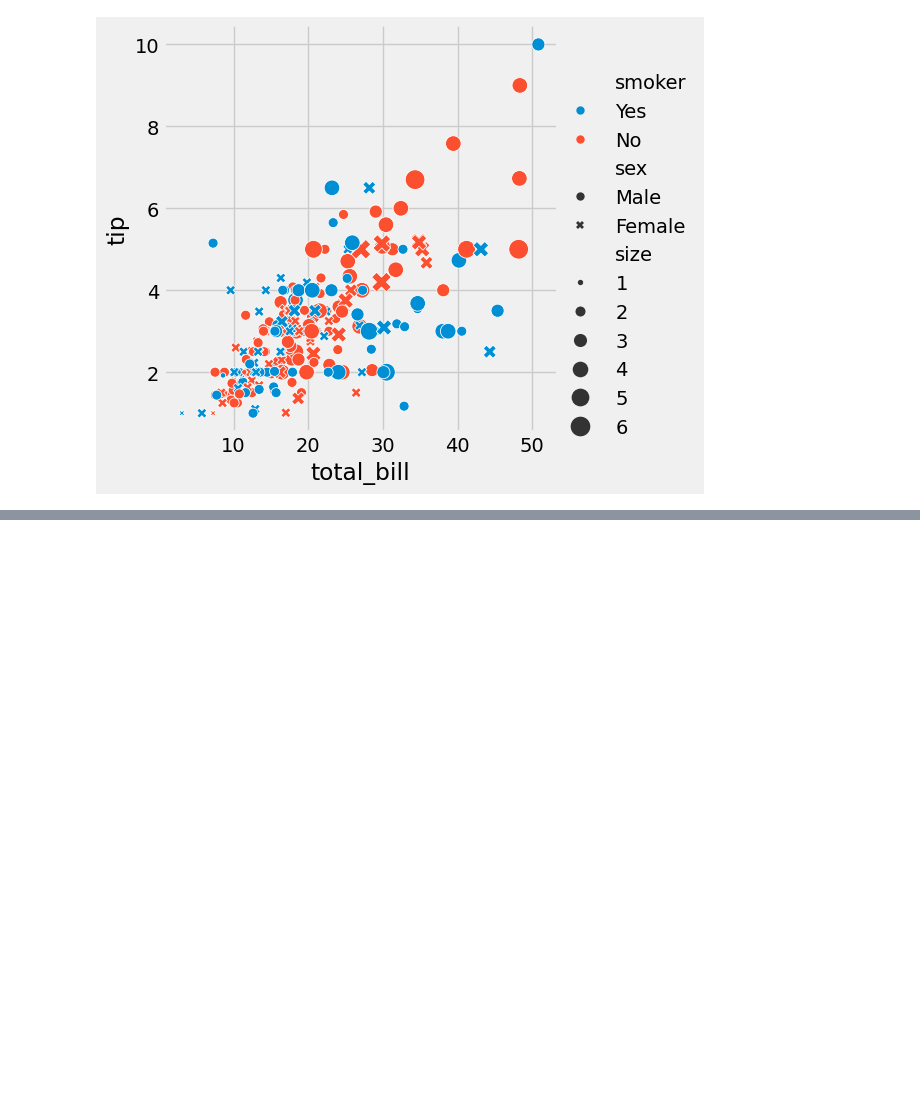
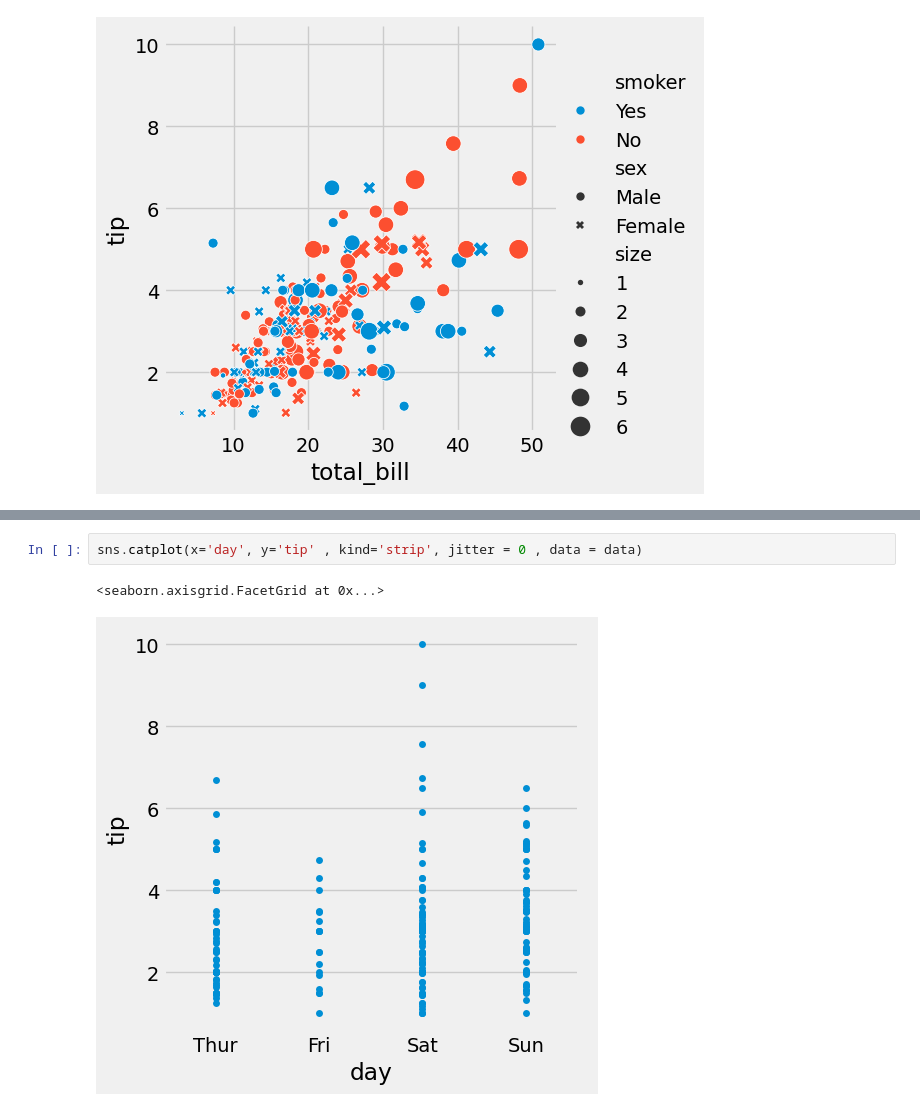
Before and after one commit to Hitesh-Ojha/learning, a Jupyter notebook: data science/seaborn.ipynb, the cells around one changed output, grey strips where cells are left out. Drawn from its saved outputs; the diff is of its cells as text; blank space fills up the shorter version.

Commit message:
catplot - swarm and strip

```diff
--- a/data science/seaborn.ipynb
+++ b/data science/seaborn.ipynb
@@ -50,0 +72,5 @@ sns.relplot( x= 'total_bill', y='tip' , hue = 'smoker', style = 'sex' ,size = 's
+# %%
+sns.catplot(x='day', y='tip' , kind='strip', jitter = 0 , data = data)
+# %% [output]
+<seaborn.axisgrid.FacetGrid at 0x...>
+[figure, added]
```
Also changed, not shown: parts of 5 cells of this notebook.
